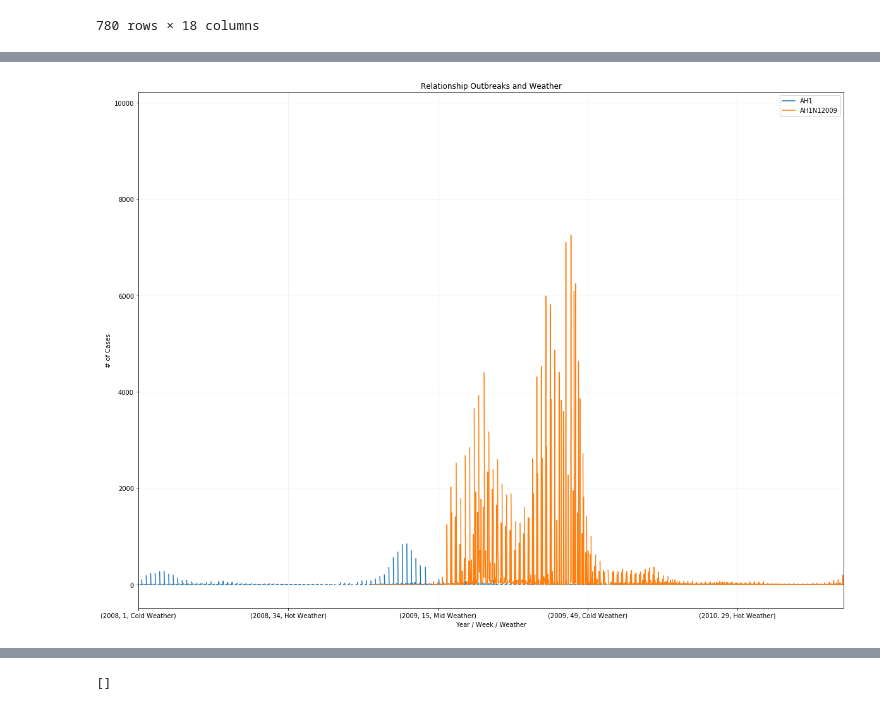
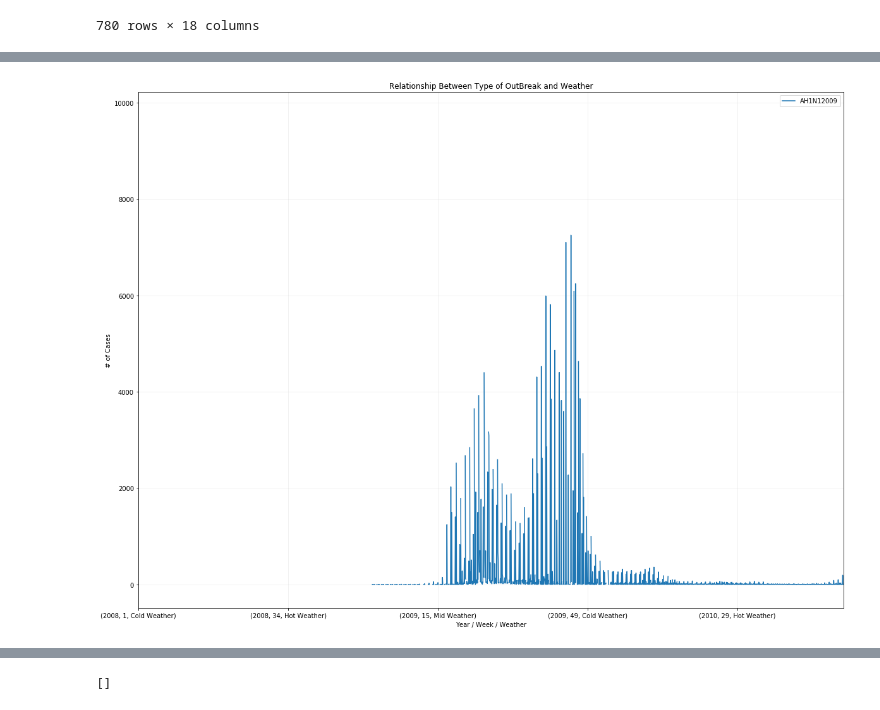
Before and after one commit to kgremillion/Analyzing_Pandemics, a Jupyter notebook: Data/Reading and Analyzing Data N1H1 America Region.ipynb.ipynb, the cells around one changed output, grey strips where cells are left out. Cells and saved outputs as stored; diff of their text form; code cells hidden in the pictures.

Commit message:
final code with weather and cases graphs and plots generated

```diff
--- a/Data/Reading and Analyzing Data N1H1 America Region.ipynb.ipynb
+++ b/Data/Reading and Analyzing Data N1H1 America Region.ipynb.ipynb
@@ -85,5 +249,6 @@ Data2008_flu
 # %%
-weather_flu_df = influenza_data[['Year','Weather','Week','Country','AH1','AH1N12009']]
+#creatin df for ah1n1
 
-weather_flu_df
+ah1n1_flu_df = influenza_data[['Year','Weather','Week','Country','AH1N12009']]
+ah1n1_flu_df
 # %% [output]
@@ -103,5 +268,6 @@ weather_flu_df
 # %%
-#Creating a Pivot Table
-weather_flu_df
-weather_flu_df.pivot_table(index =['Year', 'Week', 'Weather'], columns='Country', values=['AH1', 'AH1N12009'], aggfunc='sum')
-weather_pivot_index = weather_flu_df.set_index(['Year', 'Week', 'Weather']).sort_index()
+#creating pivot table for ah1n1
+
+ah1n1_flu_df.pivot_table(index =['Year', 'Week', 'Weather'], values=['AH1N12009'], columns='Country', aggfunc='sum')
+ah1n1_pivot_index = ah1n1_flu_df.set_index(['Year', 'Week', 'Weather']).sort_index()
+ah1n1_pivot_index
@@ -113,13 +289,16 @@ weather_pivot_index.plot.line()
 # %%
-weather_pivot_index.plot(kind = "line", figsize=(20,15))
+#plotting privot table ah1n1
+
+
+ah1n1_pivot_index.plot(figsize=(20,15))
 
 #formating the graph
-plt.title('Relationship Outbreaks and Weather')
+plt.title('Relationship Between Type of OutBreak and Weather')
 plt.ylabel('# of Cases')
 plt.xlabel('Year / Week / Weather')
 plt.grid(alpha=0.2)
 
 
-plt.savefig('output_graphs/Relation of Flu vs Weather.png')
+plt.savefig('output_graphs/AH1N1 and Weather.png')
 # %% [output]
-[figure, old version]
+[figure, new version]
```
Also changed, not shown: parts of 26 cells of this notebook, 6 other files.
